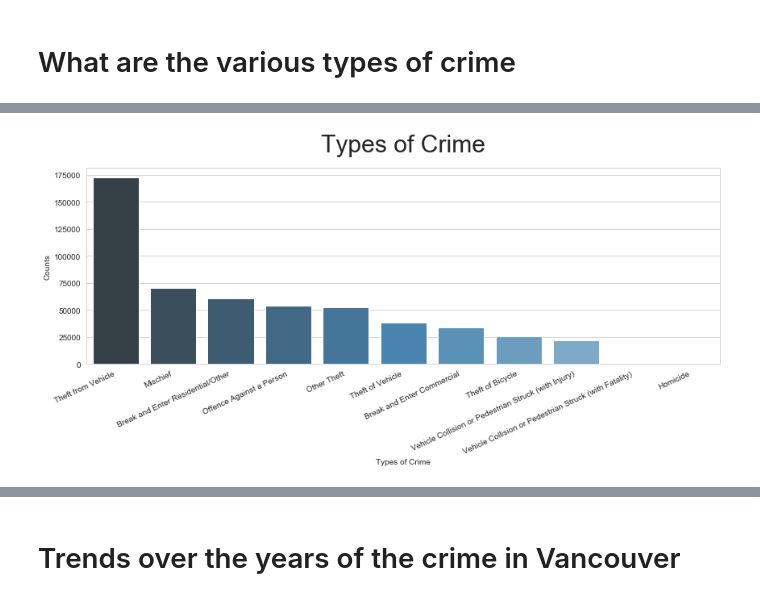
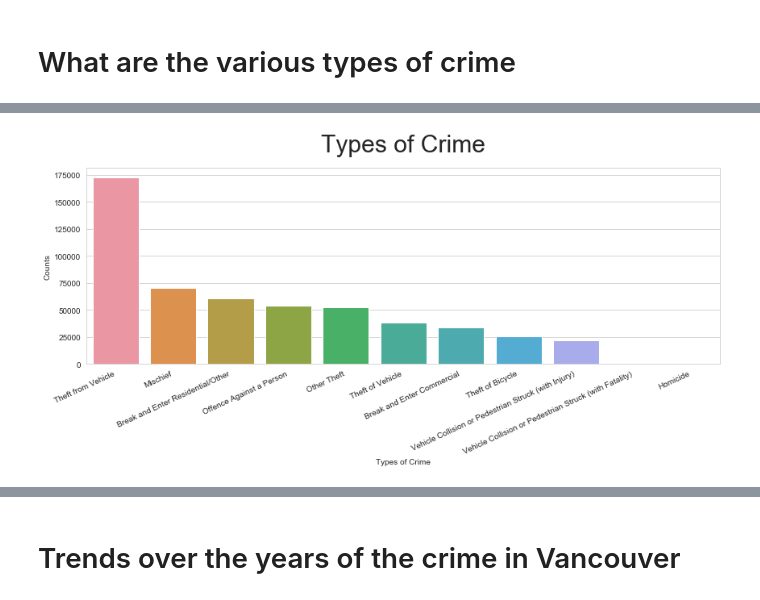
Before and after one commit to abhishekasingh/Crimes-in-Vancouver, a Jupyter notebook: Crime in Vancouver.ipynb, the cells around one changed output, grey strips where cells are left out. Saved outputs shown, nothing was run; the diff lists cells and outputs as text; code cells hidden in the pictures.

```diff
--- a/Crime in Vancouver.ipynb
+++ b/Crime in Vancouver.ipynb
@@ -9,10 +9,7 @@ from sklearn.preprocessing import LabelEncoder
 
 %matplotlib inline
 sns.set_style('whitegrid')
-# %%
-df = pd.read_csv('dataset/crime.csv')
-df['counter'] = 1
-lb_make = LabelEncoder()
-#df["HUNDRED_BLOCK"] = df["HUNDRED_BLOCK"].str.replace(r"[^a-zA-Z ]+", " ").str.strip()
-#df['NEIGHBOURHOOD_CODE'] = lb_make.fit_transform(df['NEIGHBOURHOOD'].astype(str))
+# %%
+vancouver_data = pd.read_csv('dataset/crime.csv')
+vancouver_data['counter'] = 1
 # %%
@@ -24,3 +21,5 @@ df.head()
 | 2 | Other Theft | 2003 | 4 | 23 | 16.0 | 40.0 | 9XX TERMINAL AVE | Strathcona | 493906.5 | 5457452.47 | ... |
 | 3 | Other Theft | 2003 | 4 | 20 | 11.0 | 15.0 | 9XX TERMINAL AVE | Strathcona | 493906.5 | 5457452.47 | ... |
 | 4 | Other Theft | 2003 | 4 | 12 | 17.0 | 45.0 | 9XX TERMINAL AVE | Strathcona | 493906.5 | 5457452.47 | ... |
+# %%
+vancouver_data.columns = vancouver_data.columns.str.lower()
@@ -29,10 +75,10 @@ df.head()
 # %%
 plt.figure(figsize=(12,6))
 plt.title('Types of Crime',fontdict={'fontsize':'30'},pad=20)
-ax = sns.countplot(x='TYPE',data=df,palette='Blues_d', order = df['TYPE'].value_counts().index)
+ax = sns.countplot(x='type',data=vancouver_data, order = df['type'].value_counts().index)
 ax.set(xlabel='Types of Crime')
 ax.set(ylabel='Counts')
 plt.setp(ax.get_xticklabels(), rotation=25, horizontalalignment='right')
 plt.tight_layout()
 # %% [output]
-[figure, old version]
+[figure, new version]
```
Also changed, not shown: parts of 21 cells of this notebook, 1 other file.
